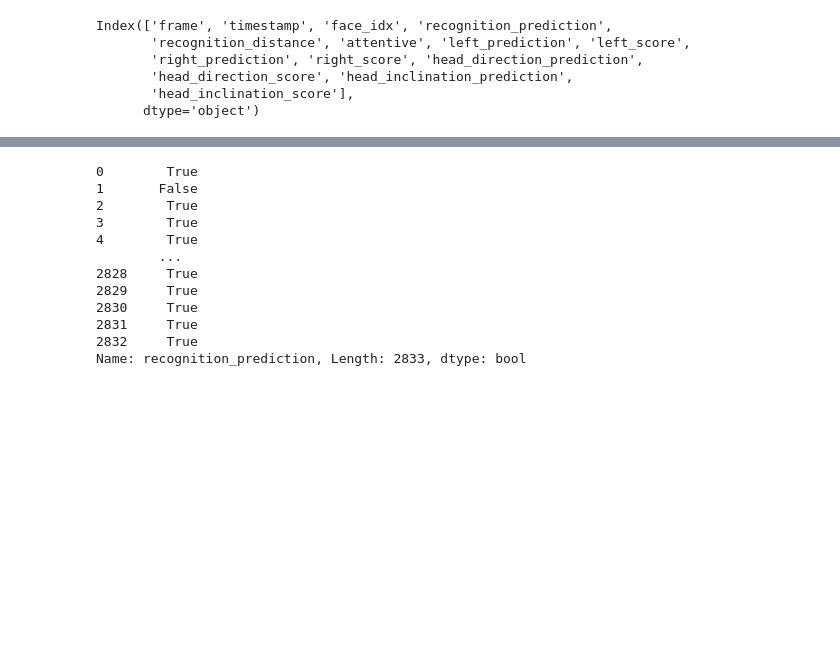
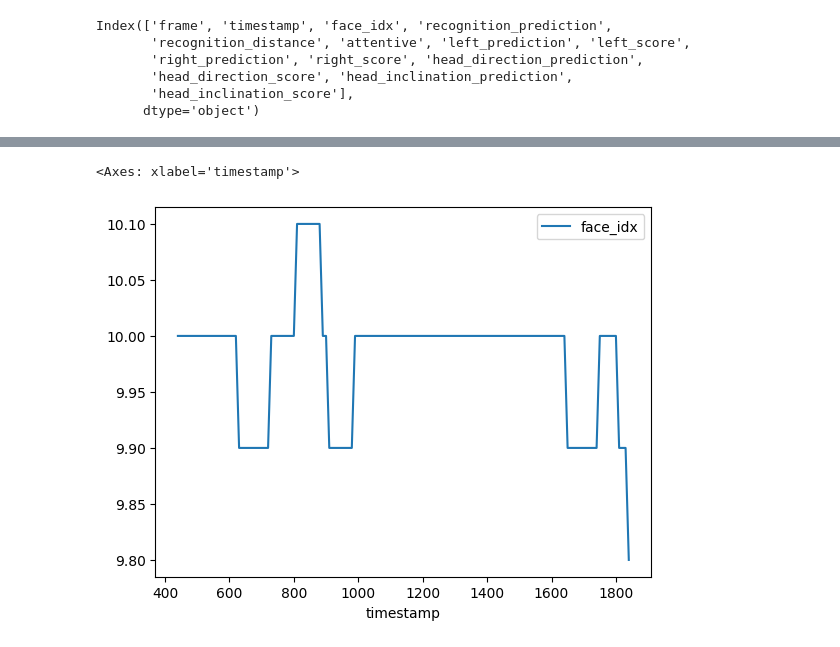
Before and after one commit to aminelah0/attention-meter, a Jupyter notebook: notebooks/output_df.ipynb, the cells around one changed output, grey strips where cells are left out. Drawn from its saved outputs; the diff is of its cells as text; code cells hidden in the pictures; blank space fills up the shorter version.

```diff
--- a/notebooks/output_df.ipynb
+++ b/notebooks/output_df.ipynb
@@ -101,16 +98,6 @@ Name: recognition_prediction, dtype: float64
-# %%
-recognized_mask = ~attention_df['recognition_prediction'].isna()
-recognized_mask
-# %% [output]
-0        True
-1       False
-2        True
-3        True
-4        True
-        ...
-2828     True
-2829     True
-2830     True
-2831     True
-2832     True
-Name: recognition_prediction, Length: 2833, dtype: bool
+# %%
+detection_ma = detection_sec.rolling(window=10).mean().dropna()
+detection_ma.plot(y='face_idx', use_index=True)
+# %% [output]
+<Axes: xlabel='timestamp'>
+[figure, added]
```
Also changed, not shown: parts of 34 cells of this notebook, 2 other files.
